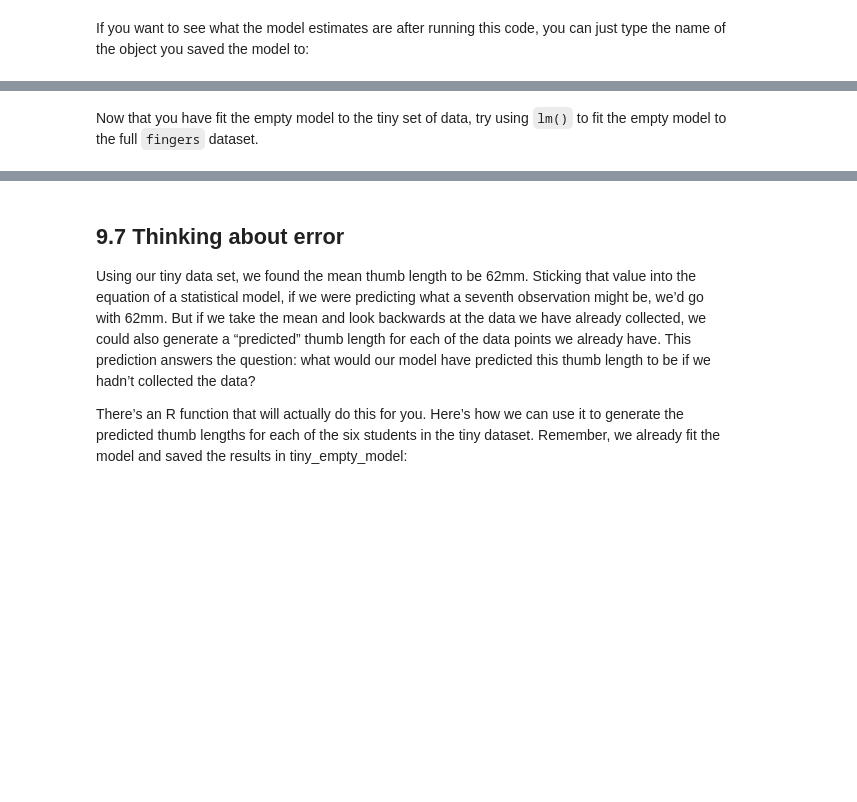
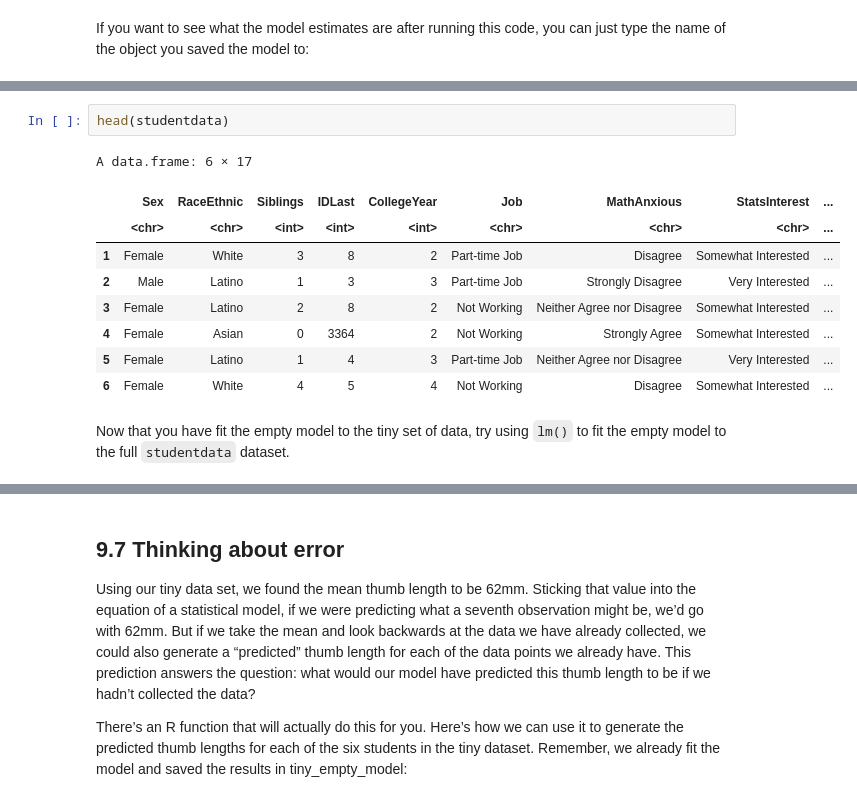
Before and after one commit to smburns47/Psyc158, a Jupyter notebook: chapter-9.ipynb, the cells around one changed output, grey strips where cells are left out. Drawn from its saved outputs; the diff is of its cells as text; blank space fills up the shorter version.

````diff
--- a/chapter-9.ipynb
+++ b/chapter-9.ipynb
@@ -124,3 +197,15 @@ tiny_empty_model
+# %%
+head(studentdata)
+# %% [output]
+A data.frame: 6 × 17
+|  | Sex | RaceEthnic | Siblings | IDLast | CollegeYear | Job | MathAnxious | StatsInterest | ... |
+|  | <chr> | <chr> | <int> | <int> | <int> | <chr> | <chr> | <chr> | ... |
+| 1 | Female | White | 3 | 8 | 2 | Part-time Job | Disagree | Somewhat Interested | ... |
+| 2 | Male | Latino | 1 | 3 | 3 | Part-time Job | Strongly Disagree | Very Interested | ... |
+| 3 | Female | Latino | 2 | 8 | 2 | Not Working | Neither Agree nor Disagree | Somewhat Interested | ... |
+| 4 | Female | Asian | 0 | 3364 | 2 | Not Working | Strongly Agree | Somewhat Interested | ... |
+| 5 | Female | Latino | 1 | 4 | 3 | Part-time Job | Neither Agree nor Disagree | Very Interested | ... |
+| 6 | Female | White | 4 | 5 | 4 | Not Working | Disagree | Somewhat Interested | ... |
 # %% [markdown]
-Now that you have fit the empty model to the tiny set of data, try using ```lm()``` to fit the empty model to the full ```fingers``` dataset.
+Now that you have fit the empty model to the tiny set of data, try using ```lm()``` to fit the empty model to the full ```studentdata``` dataset.
 # %%
````
Also changed, not shown: parts of 18 cells of this notebook, 2 other files.
